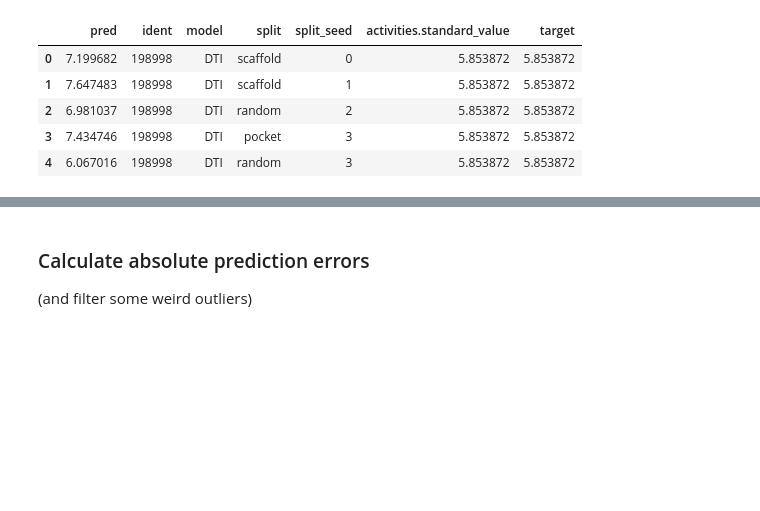
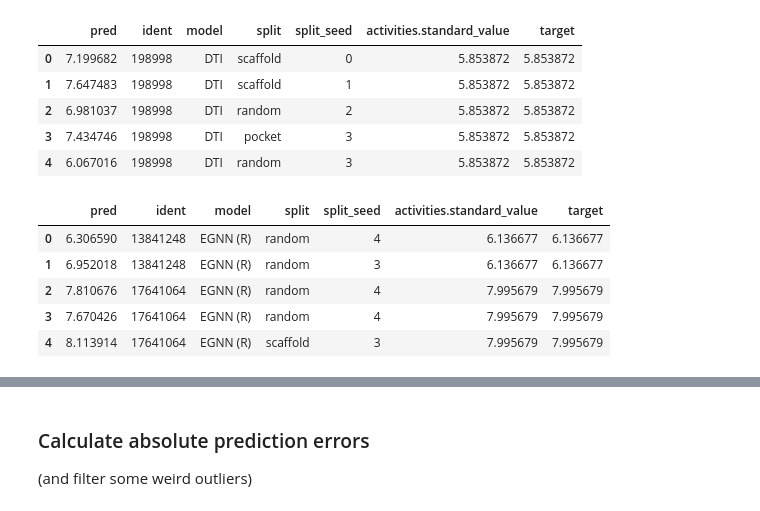
Before and after one commit to volkamerlab/kinodata-3D-affinity-prediction, a Jupyter notebook: scripts/evaluation.ipynb, the cells around one changed output, grey strips where cells are left out. Saved outputs shown, nothing was run; the diff lists cells and outputs as text; code cells hidden in the pictures; blank space fills up the shorter version.

```diff
--- a/scripts/evaluation.ipynb
+++ b/scripts/evaluation.ipynb
@@ -38,4 +39,14 @@ dti_eval_data.head()
 | 2 | 6.981037 | 198998 | DTI | random | 2 | 5.853872 | 5.853872 |
 | 3 | 7.434746 | 198998 | DTI | pocket | 3 | 5.853872 | 5.853872 |
 | 4 | 6.067016 | 198998 | DTI | random | 3 | 5.853872 | 5.853872 |
+# %%
+egnnr_eval_data = pd.read_csv(EVAL_DATA / "egnnr_eval_data.csv")
+egnnr_eval_data.head()
+# %% [output]
+|  | pred | ident | model | split | split_seed | activities.standard_value | target |
+| 0 | 6.306590 | 13841248 | EGNN (R) | random | 4 | 6.136677 | 6.136677 |
+| 1 | 6.952018 | 13841248 | EGNN (R) | random | 3 | 6.136677 | 6.136677 |
+| 2 | 7.810676 | 17641064 | EGNN (R) | random | 4 | 7.995679 | 7.995679 |
+| 3 | 7.670426 | 17641064 | EGNN (R) | random | 4 | 7.995679 | 7.995679 |
+| 4 | 8.113914 | 17641064 | EGNN (R) | scaffold | 3 | 7.995679 | 7.995679 |
 # %%
```
Also changed, not shown: parts of 10 cells of this notebook, 10 other files.
